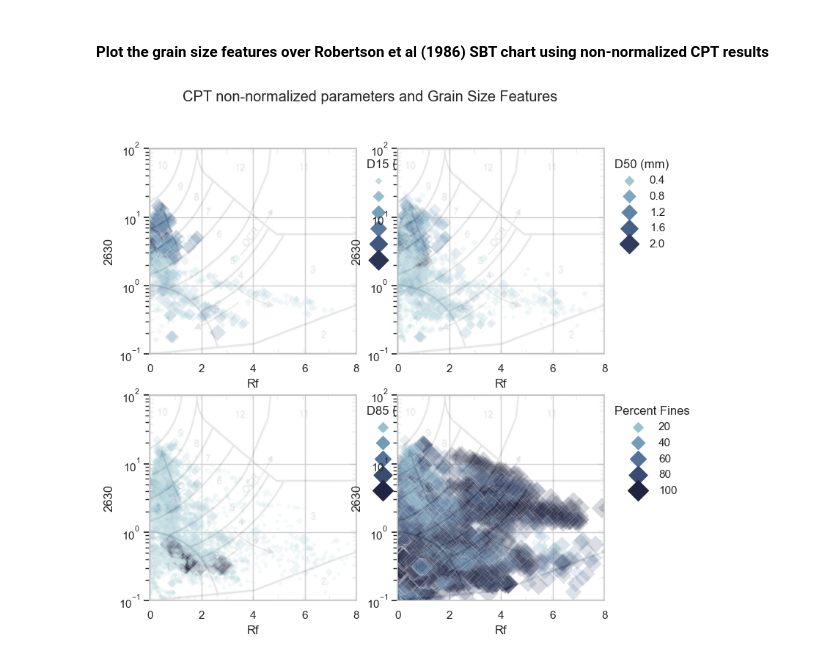
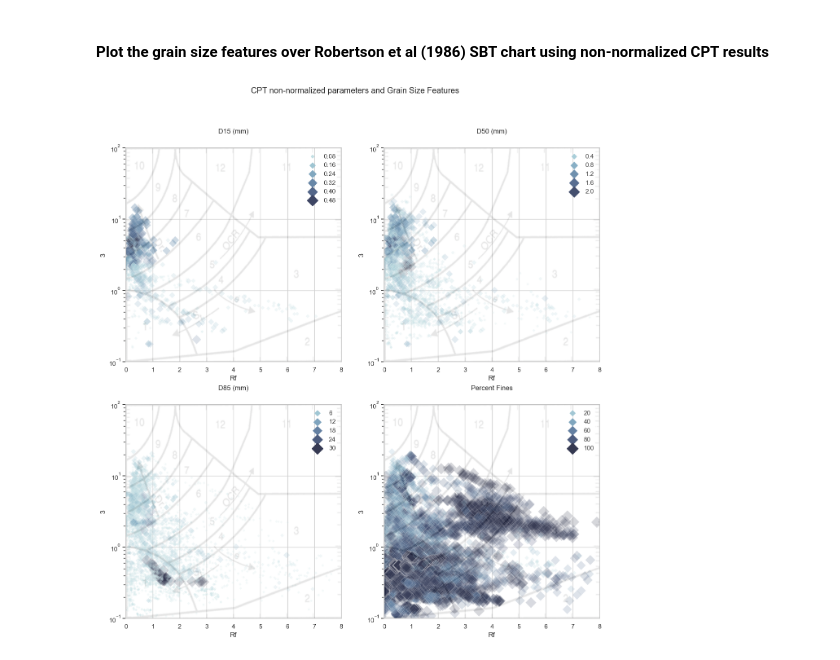
Before and after one commit to lucasfabbri/geotechdata, a Jupyter notebook: 2 Correlations.ipynb, the cells around one changed output. Saved outputs shown, nothing was run; the diff lists cells and outputs as text; code cells hidden in the pictures.

```diff
--- a/2 Correlations.ipynb
+++ b/2 Correlations.ipynb
@@ -98,7 +98,7 @@ sand_df = cpt_behaviour_df[cpt_behaviour_df["classification"]=="sand"]
 gravel_df = cpt_behaviour_df[cpt_behaviour_df["classification"]=="gravel"]
 humus_df = cpt_behaviour_df[cpt_behaviour_df["classification"]=="humus"]
 
-percent_of_data_contours = [0.50]
+percent_of_data_contours = [0.40]
 
 im = plt.imread("static/SBT Robertson Non-Normalized Crop.png")
 
@@ -125,6 +125,7 @@ sns.scatterplot(data=cpt_behaviour_df, x='Rf', y='cone_tip_resistance_uncorr', h
 
 ax.set_yscale("log")
 ax.set_ylim(0.1, 100)
+ax.set_ylabel("Tip Resistance (MPa)")
 
 ax.set_xlim(0, 8.0)
 ax.set_title("CPT non-normalized parameters and Soil Visual Description Classification \n 50% data density contour shown")
@@ -238,7 +239,7 @@ sns.set_theme(style="whitegrid")
 
 cmap = sns.cubehelix_palette(rot=-.2, as_cmap=True)
 
-f, axs = plt.subplots(2,2,figsize=(8, 8), squeeze=False)
+f, axs = plt.subplots(2,2,figsize=(15, 15))
 f.suptitle('CPT non-normalized parameters and Grain Size Features', fontsize='large')
 
 axs = axs.flatten()
@@ -249,31 +250,35 @@ for ax in axs.reshape(-1):
 
 
 im = plt.imread("static/SBT Robertson Non-Normalized Crop.png")
 
 metrics = ["D15 (mm)","D50 (mm)","D85 (mm)","Percent Fines"]
 for i, metric in enumerate(metrics):
     axs[i].set(yscale="log")
     axs[i].set_xlim(0, 8.0)
     axs[i].set_ylim(0.1, 100)
     # axs[i].set_zorder(2)
 
 
 
     sns.scatterplot(
         data=cpt_grain_df,
         x="Rf", y="cone_tip_resistance_uncorr",
         hue=metric, size=metric,
         palette=cmap, sizes=(10, 200), alpha = 0.2, ax = axs[i]
+
     )
+
+    axs[i].legend(loc='upper right')
+    axs[i].set_title(metric)
 
     ax_tw_x = axs[i].twinx()
     ax_tw_x.axis('off')
     ax2 = ax_tw_x.twiny()
     ax2.set_zorder(2)
 
     ax2.imshow(im, extent=[0,  8.0, 0.1, 100], aspect = "auto", alpha = 0.1)
     ax2.axis('off')
 
 plt.show()
 # %% [output]
-[figure, old version]
+[figure, new version]
```
Also changed, not shown: parts of 3 cells of this notebook, 3 other files.
